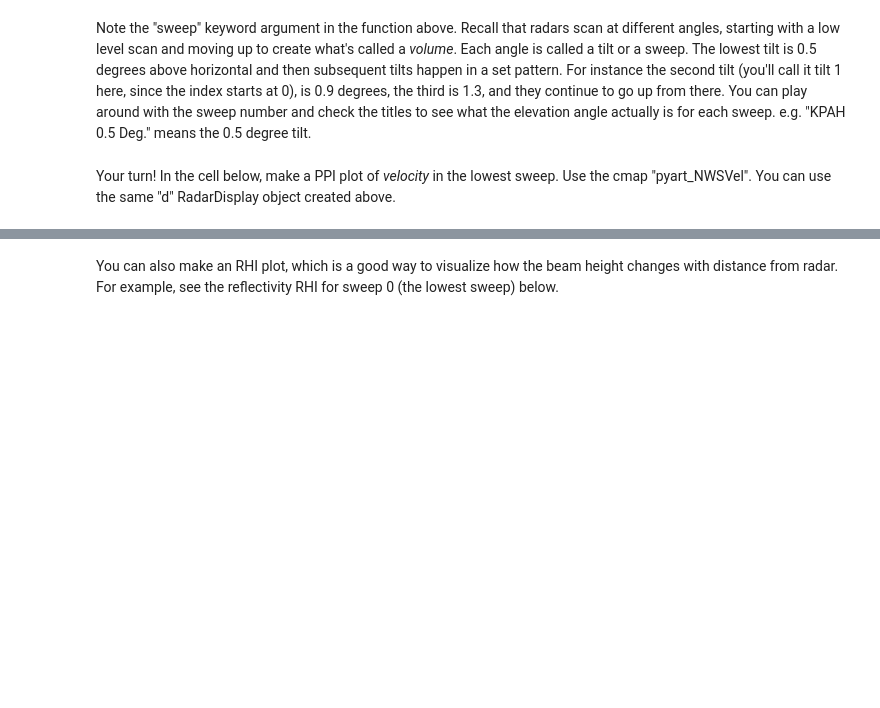
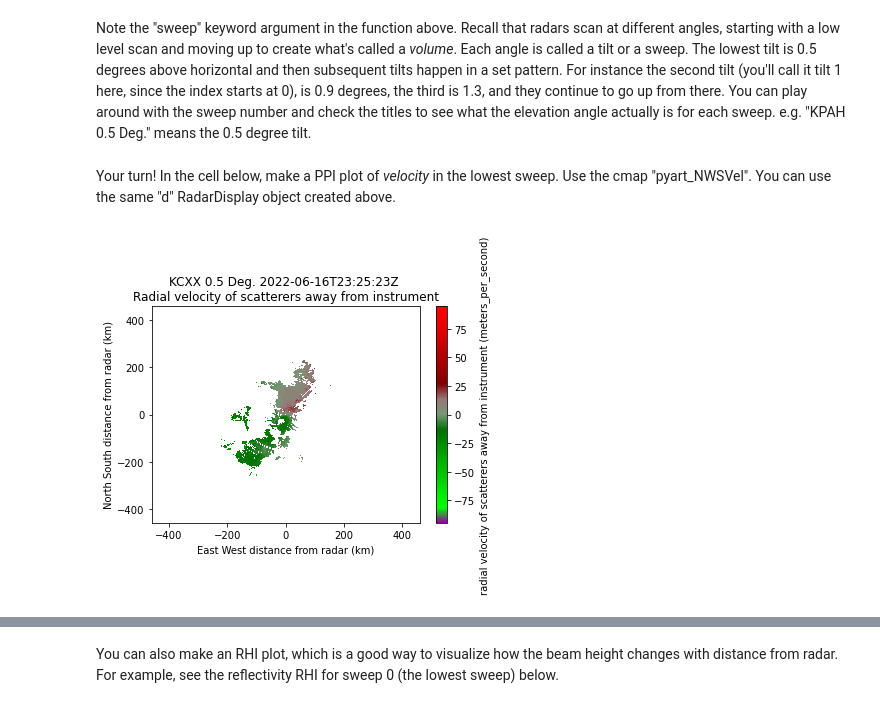
Before and after one commit to bfay14/radarintro, a Jupyter notebook: radar_intro.ipynb, the cells around one changed output, grey strips where cells are left out. Drawn from its saved outputs; the diff is of its cells as text; code cells hidden in the pictures; blank space fills up the shorter version.

```diff
--- a/radar_intro.ipynb
+++ b/radar_intro.ipynb
@@ -69,12 +71,17 @@ From the bucket above, download the most recent file from the KCXX (Burlington,
 # %%
 # change this path to the location where you stored your NEXRAD file
 # note I'm using a Mac, if you have a Windows laptop your paths might look different
-radar_filename = '/path/to/radar/file/including/filename'
+file1 = 'KCXX20220616_231943_V06'
+file2 = 'KCXX20220616_232506_V06'
+file3 = 'KCXX20220616_234037_V06'
+file4 = 'KCXX20220616_235644_V06'
+file5 = 'KCXX20220617_000207_V06'
+radar_filename = '/storage/ddiaz/2022/AMS_Mentorship/radarfiles/' + file2
 # %% [markdown]
 Now, use pyart.io.read() to read the file.
 # %%
 # Variables in the radar file are numpy masked arrays, so numpy can be used to work with them.
-#radar = pyart.io.read(radar_filename)
+radar = pyart.io.read(radar_filename)
 # %% [markdown]
 ## Let's look around the file a bit and see what's in it.
 The pyart radar object has a `.info()` method that will give you more information than you could ever need about the file. In the cell below, use [the pyart radar object docs](https://arm-doe.github.io/pyart/notebooks/the_pyart_radar_object_and_indexing.html) to get the following information:
@@ -136,0 +231,5 @@ Your turn! In the cell below, make a PPI plot of _velocity_ in the lowest sweep.
+# %%
+# Put your ppi plot here
+d.plot_ppi('velocity', sweep=1, cmap='pyart_NWSVel')
+# %% [output]
+[figure, added]
```
Also changed, not shown: parts of 20 cells of this notebook.
